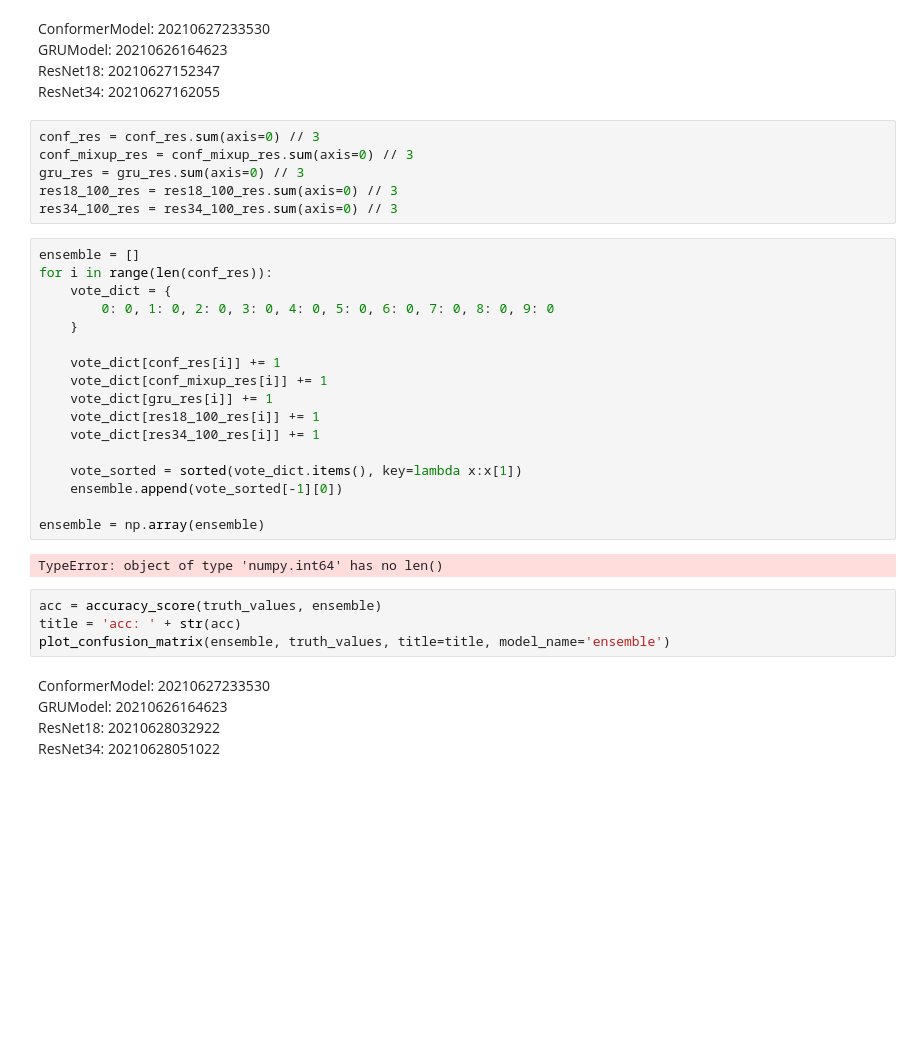
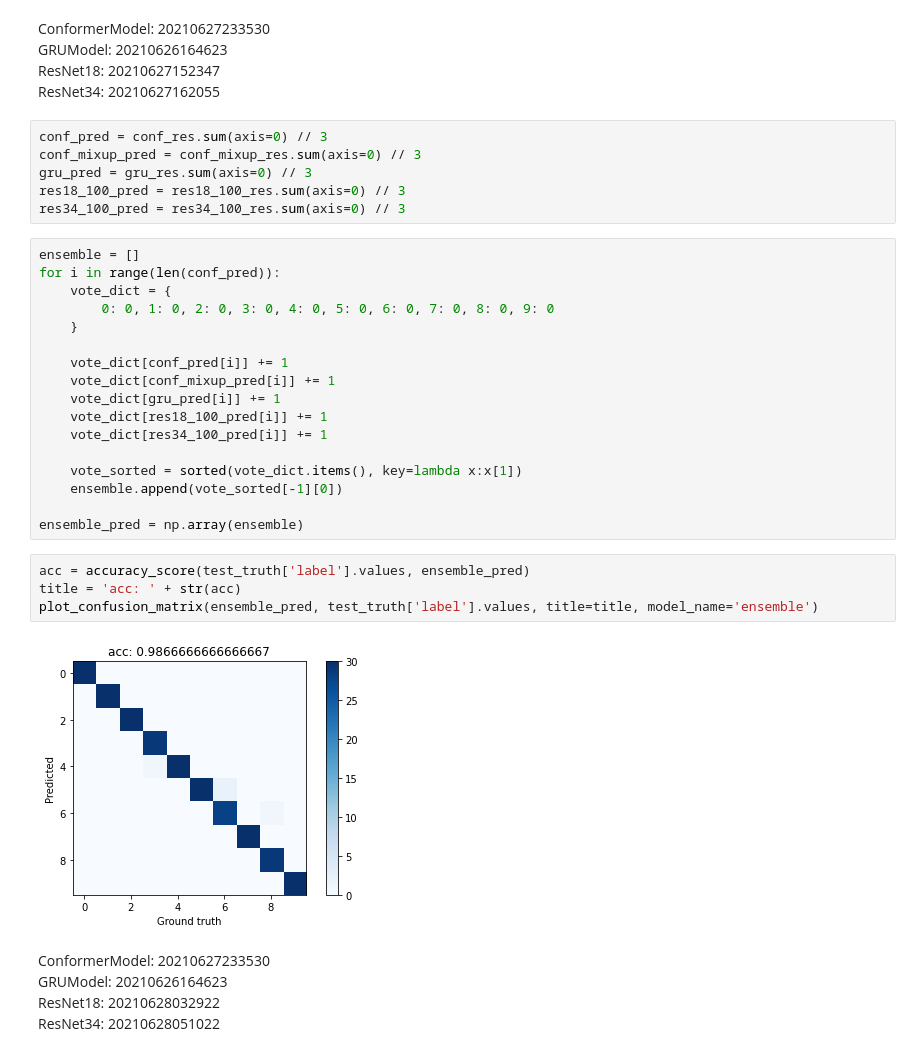
Before and after one commit to shin04/B4Lecture-2021, a Jupyter notebook: ex_9/kajiwara/notebooks/test.ipynb, the cells around one changed output. Drawn from its saved outputs; the diff is of its cells as text; blank space fills up the shorter version.

```diff
--- a/ex_9/kajiwara/notebooks/test.ipynb
+++ b/ex_9/kajiwara/notebooks/test.ipynb
@@ -192,34 +196,34 @@ GRUModel: 20210626164623
 ResNet18: 20210627152347
 ResNet34: 20210627162055
 # %%
-conf_res = conf_res.sum(axis=0) // 3
-conf_mixup_res = conf_mixup_res.sum(axis=0) // 3
-gru_res = gru_res.sum(axis=0) // 3
-res18_100_res = res18_100_res.sum(axis=0) // 3
-res34_100_res = res34_100_res.sum(axis=0) // 3
+conf_pred = conf_res.sum(axis=0) // 3
+conf_mixup_pred = conf_mixup_res.sum(axis=0) // 3
+gru_pred = gru_res.sum(axis=0) // 3
+res18_100_pred = res18_100_res.sum(axis=0) // 3
+res34_100_pred = res34_100_res.sum(axis=0) // 3
 # %%
 ensemble = []
-for i in range(len(conf_res)):
+for i in range(len(conf_pred)):
     vote_dict = {
         0: 0, 1: 0, 2: 0, 3: 0, 4: 0, 5: 0, 6: 0, 7: 0, 8: 0, 9: 0
     }
 
-    vote_dict[conf_res[i]] += 1
-    vote_dict[conf_mixup_res[i]] += 1
-    vote_dict[gru_res[i]] += 1
-    vote_dict[res18_100_res[i]] += 1
-    vote_dict[res34_100_res[i]] += 1
+    vote_dict[conf_pred[i]] += 1
+    vote_dict[conf_mixup_pred[i]] += 1
+    vote_dict[gru_pred[i]] += 1
+    vote_dict[res18_100_pred[i]] += 1
+    vote_dict[res34_100_pred[i]] += 1
 
     vote_sorted = sorted(vote_dict.items(), key=lambda x:x[1])
     ensemble.append(vote_sorted[-1][0])
 
-ensemble = np.array(ensemble)
+ensemble_pred = np.array(ensemble)
-# %% [output]
-TypeError: object of type 'numpy.int64' has no len()
 # %%
-acc = accuracy_score(truth_values, ensemble)
+acc = accuracy_score(test_truth['label'].values, ensemble_pred)
 title = 'acc: ' + str(acc)
-plot_confusion_matrix(ensemble, truth_values, title=title, model_name='ensemble')
+plot_confusion_matrix(ensemble_pred, test_truth['label'].values, title=title, model_name='ensemble')
+# %% [output]
+[figure, added]
 # %% [markdown]
 ConformerModel: 20210627233530
 GRUModel: 20210626164623
```
Also changed, not shown: parts of 5 cells of this notebook, 4 other files.
